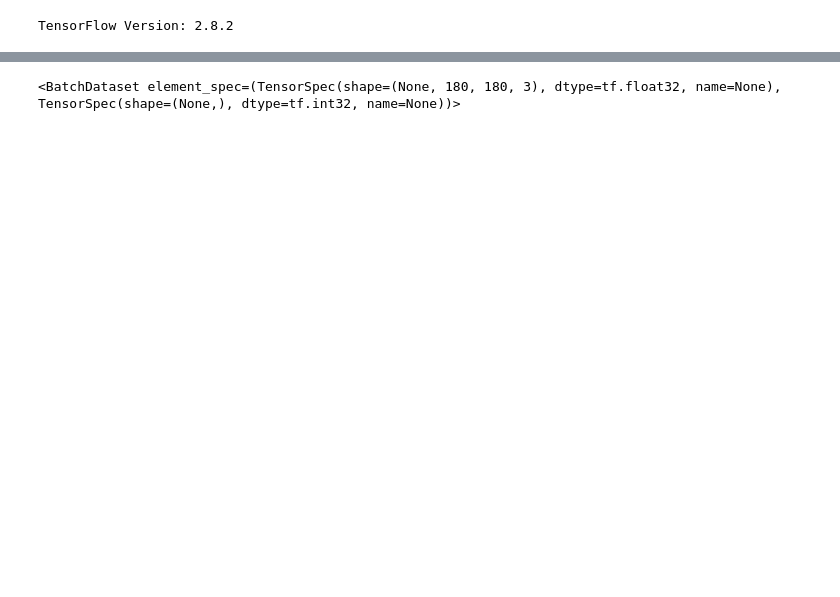
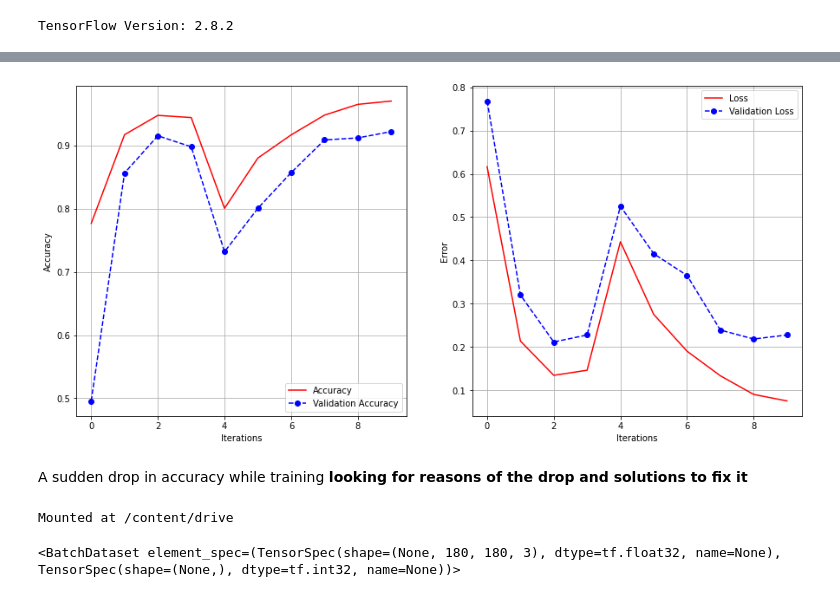
Before and after one commit to ozantahta/Transfer-Learning, a Jupyter notebook: Transfer Learning.ipynb, the cells around one changed output, grey strips where cells are left out. Cells and saved outputs as stored; diff of their text form; code cells hidden in the pictures; blank space fills up the shorter version.

```diff
--- a/Transfer Learning.ipynb
+++ b/Transfer Learning.ipynb
@@ -103,0 +213,6 @@ TensorShape([32, 180, 180, 3])
+# %%
+resnet = tf.keras.applications.ResNet50(
+    include_top = False,
+    weights='imagenet',
+    input_shape=(180,180,3),
+)
@@ -103,0 +243,12 @@ TensorShape([32, 180, 180, 3])
+# %%
+num_classes = len(train_ds.class_names)
+
+resnet_model = tf.keras.Sequential([
+  tf.keras.layers.Rescaling(1./255),
+  resnet,
+  tf.keras.layers.Flatten(),
+  tf.keras.layers.Dense(256, activation='relu'),
+  tf.keras.layers.Dense(1, activation='sigmoid')
+])
+resnet_model.build(input_shape=(None,180,180,3))
+resnet_model.summary()
@@ -103,0 +275,8 @@ TensorShape([32, 180, 180, 3])
+# %%
+resnet_model.compile(optimizer='adam', loss=tf.keras.losses.BinaryCrossentropy(from_logits=False), metrics=['accuracy'])
+# %%
+history = resnet_model.fit(
+    train_ds,
+    validation_data=val_ds,
+    epochs = 10
+)
@@ -103,0 +304,11 @@ TensorShape([32, 180, 180, 3])
+# %%
+build_plot(history)
+# %% [output]
+[figure, added]
+# %% [markdown]
+A sudden drop in accuracy while training **looking for reasons of the drop and solutions to fix it**
+# %%
+from google.colab import drive
+drive.mount('/content/drive')
+# %% [output]
+Mounted at /content/drive
```
Also changed, not shown: parts of 34 cells of this notebook.
